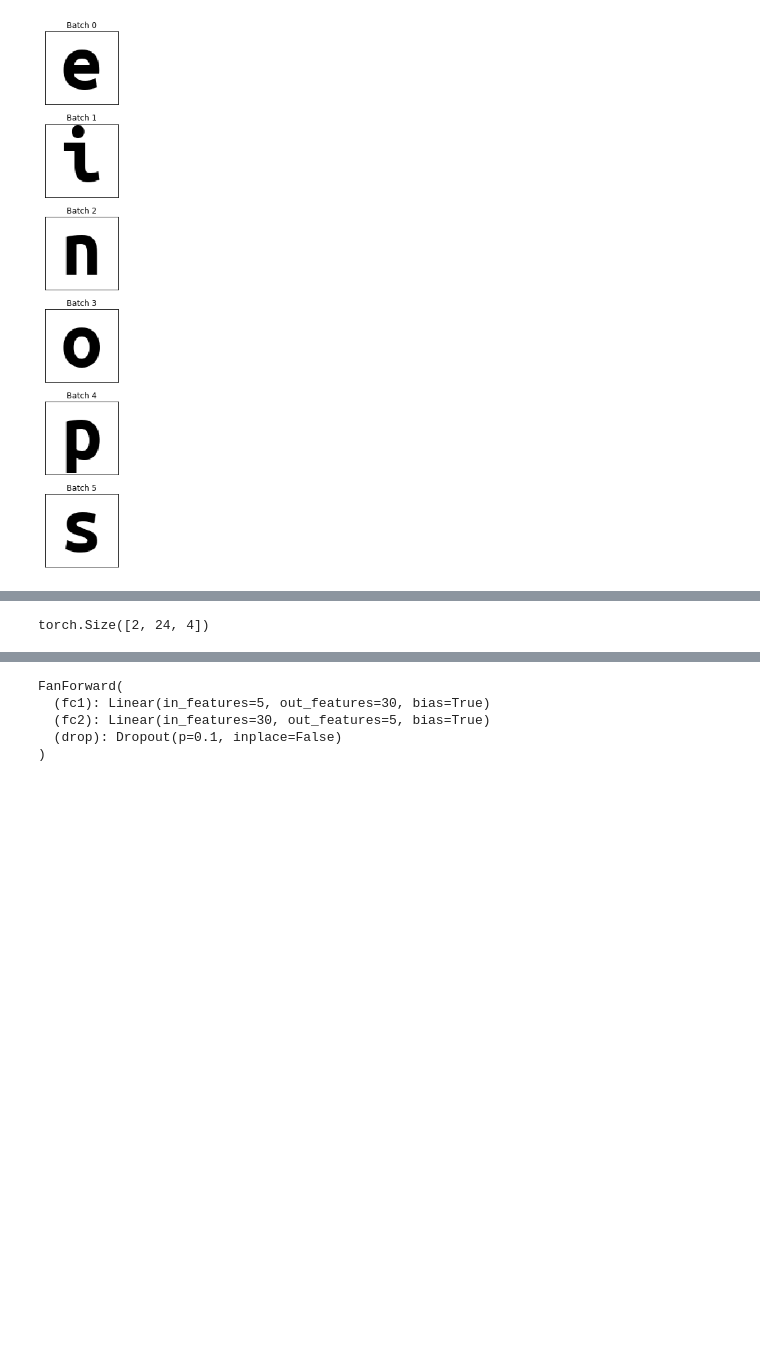
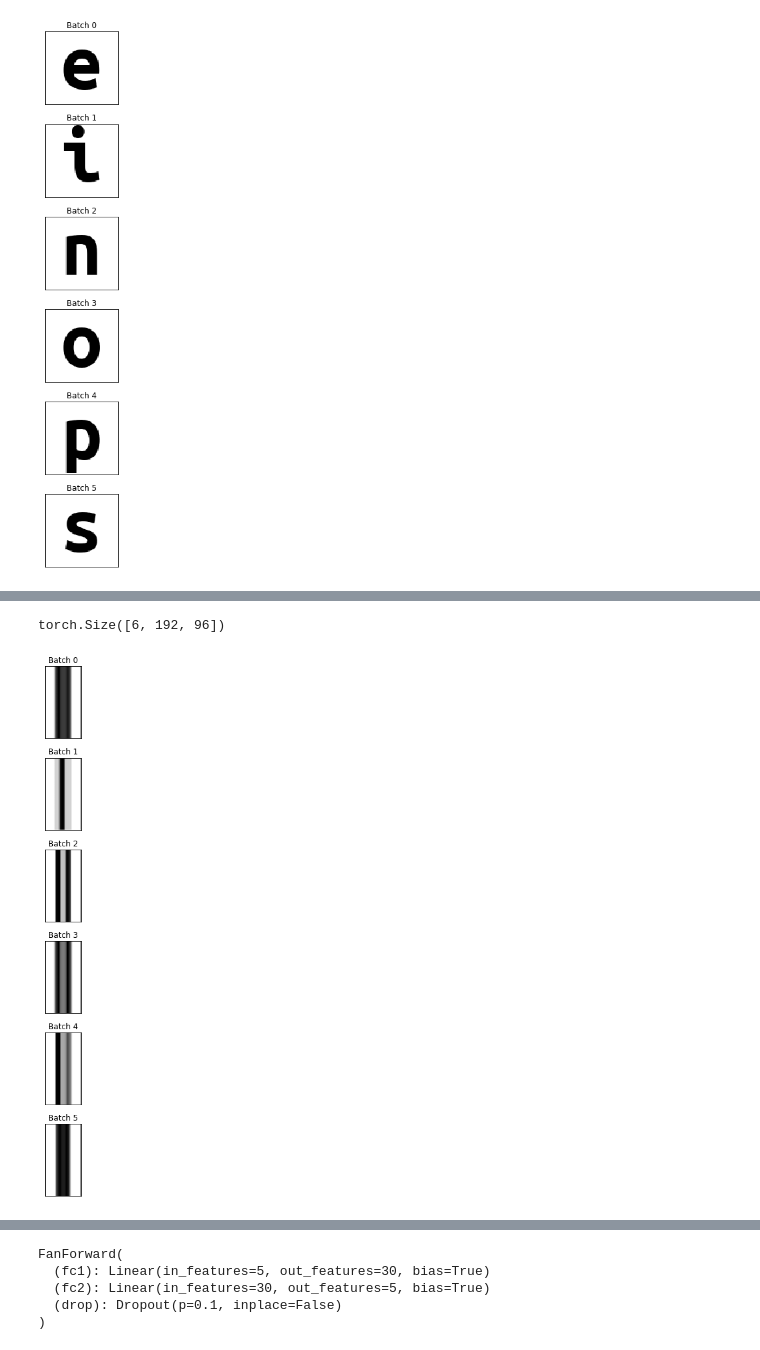
Before and after one commit to hdmamin/incendio, a Jupyter notebook: scratch_notebooks/annotated-gpt2-blogpost.ipynb, the cells around one changed output, grey strips where cells are left out. Saved outputs shown, nothing was run; the diff lists cells and outputs as text; code cells hidden in the pictures; blank space fills up the shorter version.

```diff
--- a/scratch_notebooks/annotated-gpt2-blogpost.ipynb
+++ b/scratch_notebooks/annotated-gpt2-blogpost.ipynb
@@ -128,5 +165,14 @@ plot_img_batch(img_bw)
 # %%
-conv = nn.Conv1d(n_emb, n_emb*3, kernel_size=3, padding=1)
-conv(x.permute(0, 2, 1)).shape
+conv = nn.Conv1d(img_bw.shape[-1], img_bw.shape[-1]*2,
+                 kernel_size=3, padding=1)
+with torch.no_grad():
+    conv.weight.data.fill_(2)
+# bw_out = conv(img_bw.permute(0, 2, 1))
+bw_out = conv(img_bw)
+bw_out.shape
 # %% [output]
-torch.Size([2, 24, 4])
+torch.Size([6, 192, 96])
+# %%
+plot_img_batch(bw_out)
+# %% [output]
+[figure, added]
```
Also changed, not shown: parts of 17 cells of this notebook.
